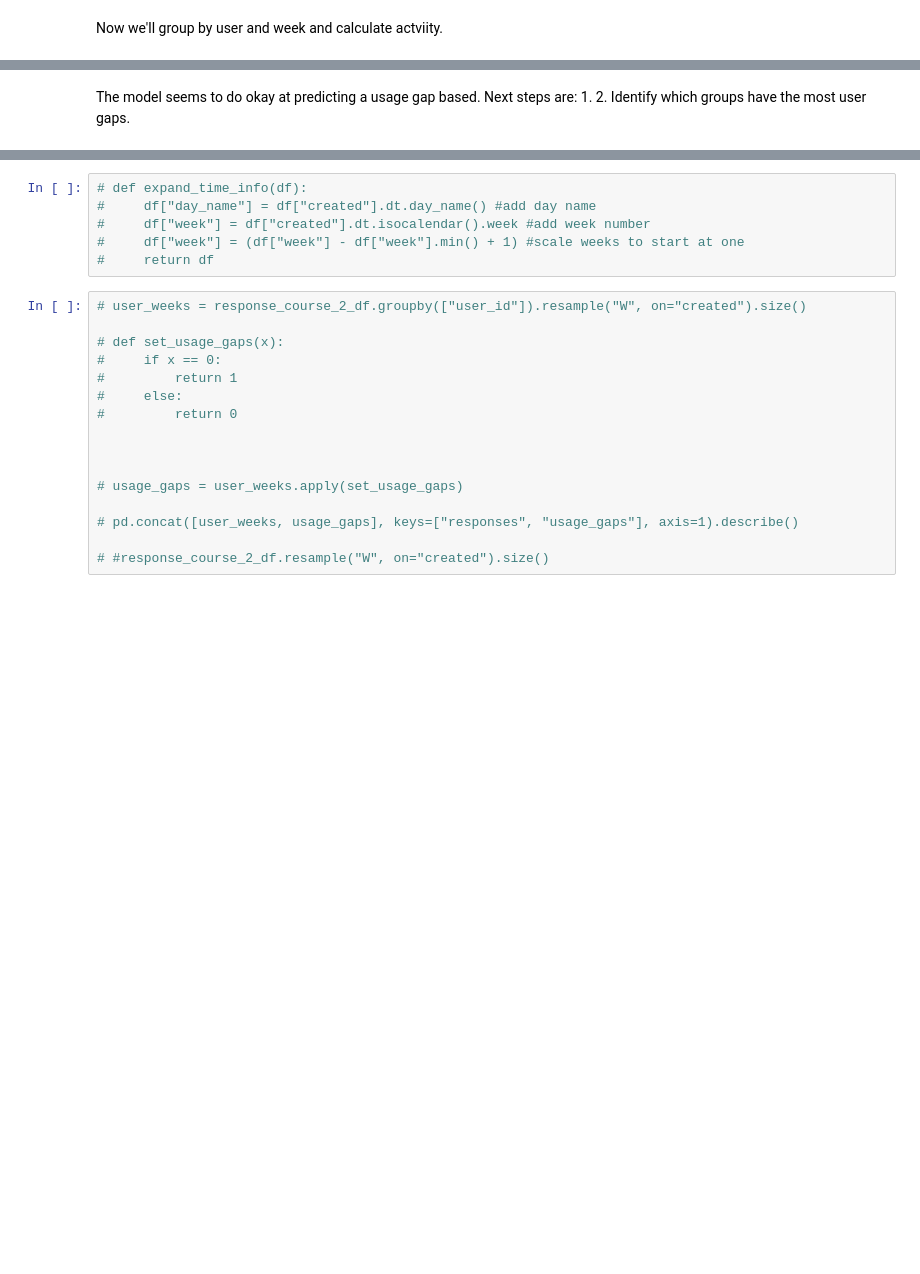
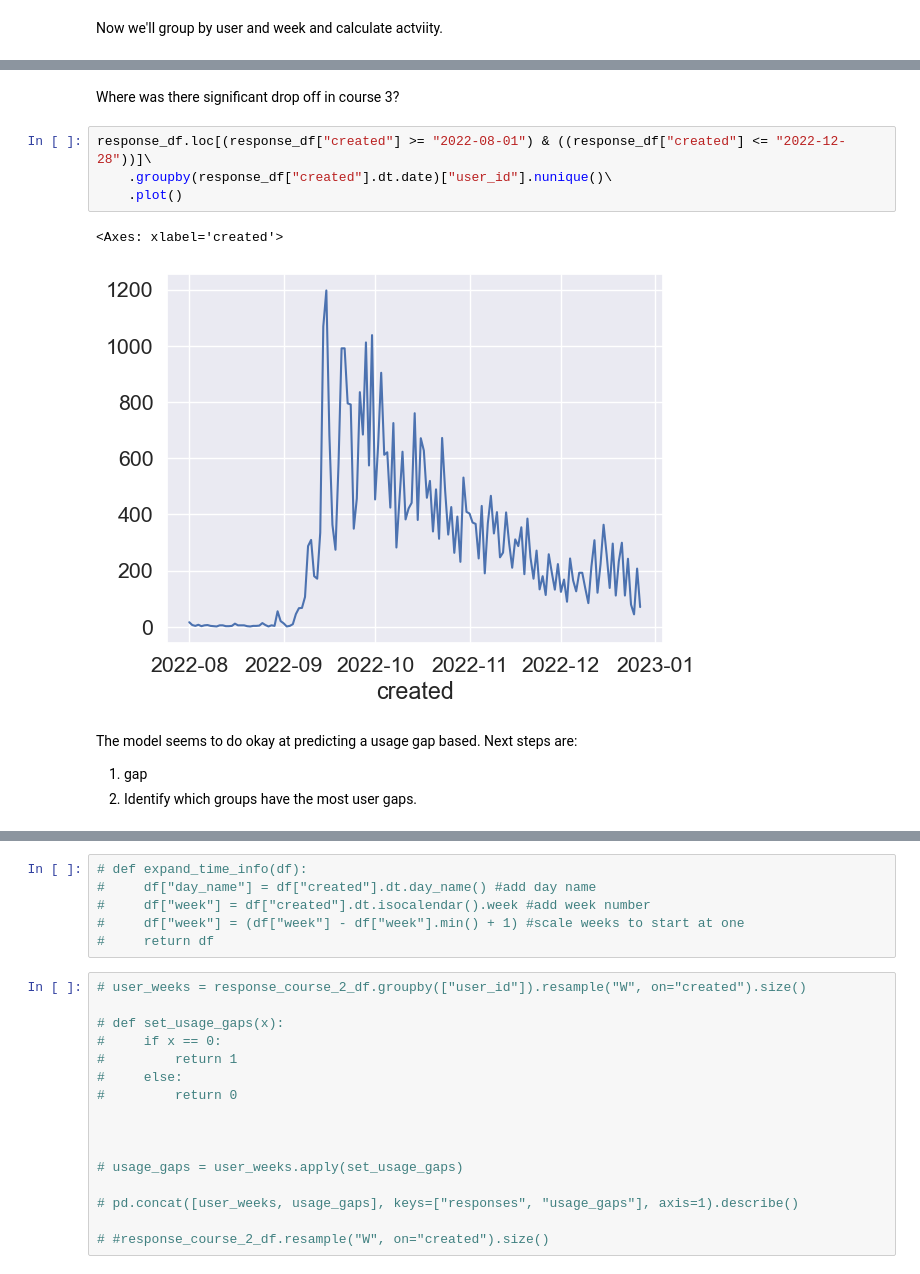
Before and after one commit to darrendbutler/yiya_data_analysis, a Jupyter notebook: dropout_analysis_course_2-3.ipynb, the cells around one changed output, grey strips where cells are left out. Saved outputs shown, nothing was run; the diff lists cells and outputs as text; blank space fills up the shorter version.

```diff
--- a/dropout_analysis_course_2-3.ipynb
+++ b/dropout_analysis_course_2-3.ipynb
@@ -1386,6 +1799,15 @@ Balanced accuracy score:  0.749
+# %% [markdown]
+Where was there significant drop off in course 3?
+# %%
+response_df.loc[(response_df["created"] >= "2022-08-01") & ((response_df["created"] <= "2022-12-28"))]\
+    .groupby(response_df["created"].dt.date)["user_id"].nunique()\
+    .plot()
+# %% [output]
+<Axes: xlabel='created'>
+[figure, added]
 # %% [markdown]
 The model seems to do okay at predicting a usage gap based. Next steps are:
-1.
+1. gap
 2. Identify which groups have the most user gaps.
 # %%
 # def calculate_empty_user_weeks(df):
```
Also changed, not shown: parts of 31 cells of this notebook.
